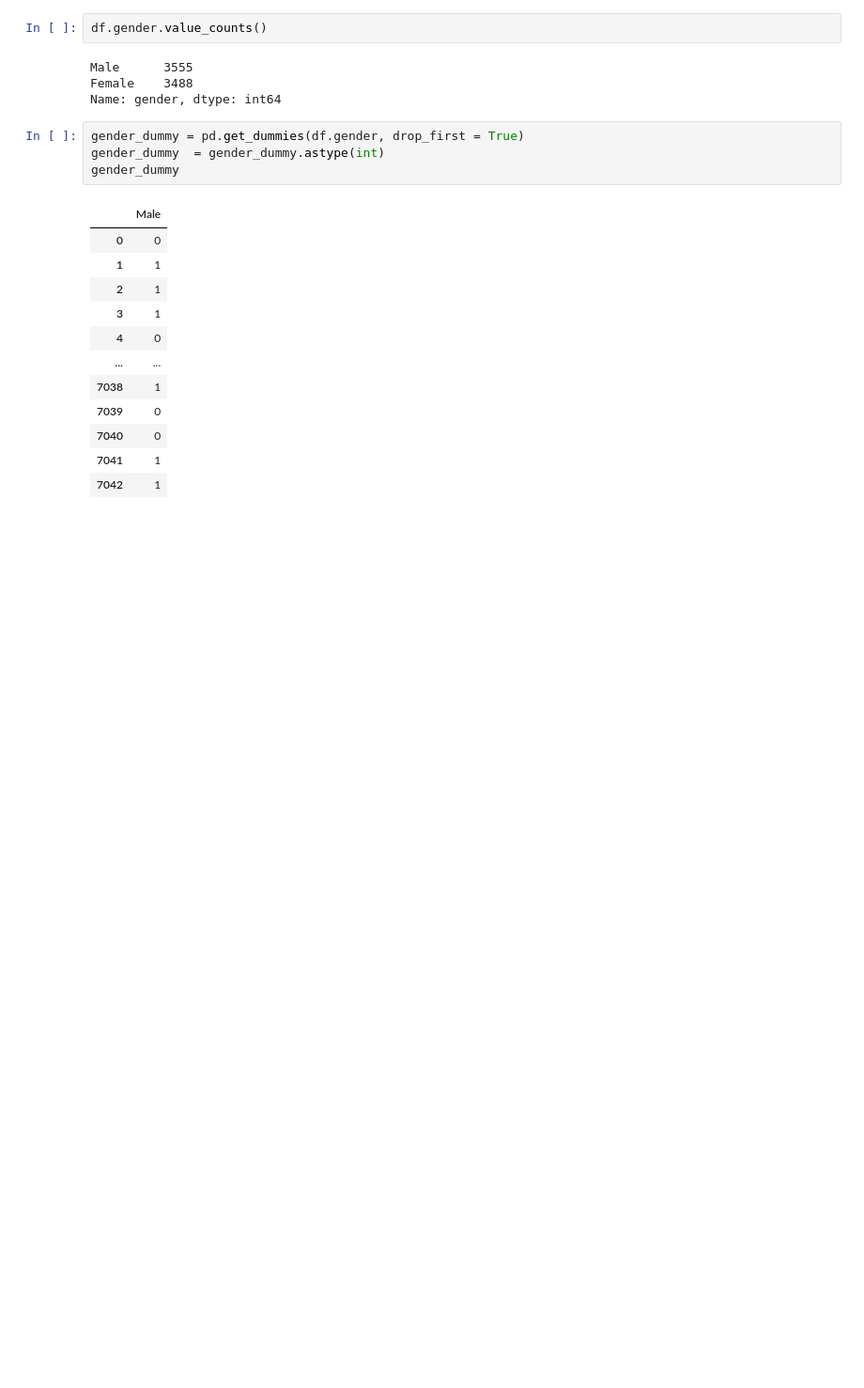
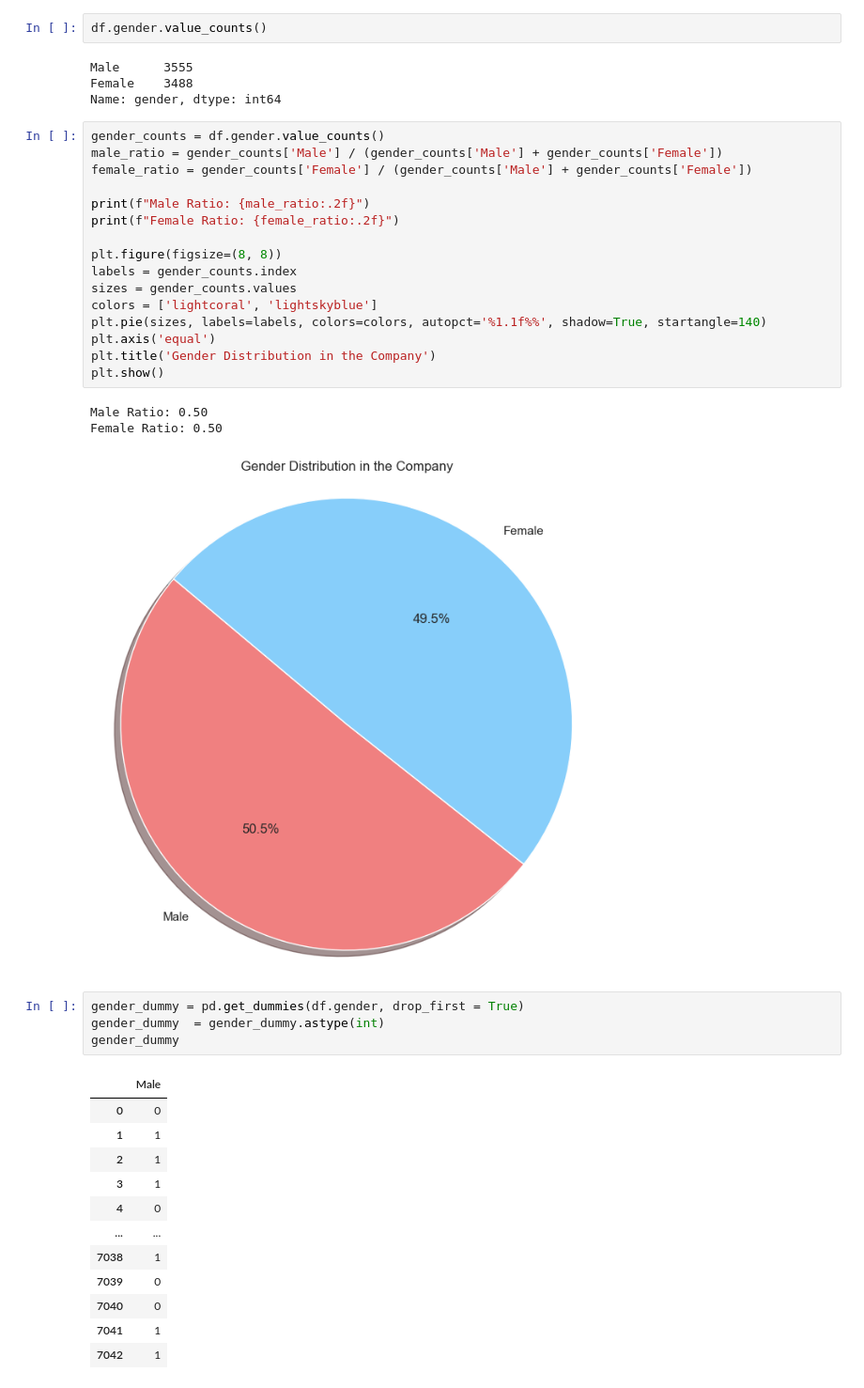
Before and after one commit to MrBinit/Supervised-Learning, a Jupyter notebook: logistic regression/b.ipynb, the cells around one changed output. Shown at 94% size. Saved outputs shown, nothing was run; the diff lists cells and outputs as text; blank space fills up the shorter version.

```diff
--- a/logistic regression/b.ipynb
+++ b/logistic regression/b.ipynb
@@ -127,6 +138,26 @@ df.gender.value_counts()
 Male      3555
 Female    3488
 Name: gender, dtype: int64
+# %%
+gender_counts = df.gender.value_counts()
+male_ratio = gender_counts['Male'] / (gender_counts['Male'] + gender_counts['Female'])
+female_ratio = gender_counts['Female'] / (gender_counts['Male'] + gender_counts['Female'])
+
+print(f"Male Ratio: {male_ratio:.2f}")
+print(f"Female Ratio: {female_ratio:.2f}")
+
+plt.figure(figsize=(8, 8))
+labels = gender_counts.index
+sizes = gender_counts.values
+colors = ['lightcoral', 'lightskyblue']
+plt.pie(sizes, labels=labels, colors=colors, autopct='%1.1f%%', shadow=True, startangle=140)
+plt.axis('equal')
+plt.title('Gender Distribution in the Company')
+plt.show()
+# %% [output]
+Male Ratio: 0.50
+Female Ratio: 0.50
+[figure, added]
 # %%
 gender_dummy = pd.get_dummies(df.gender, drop_first = True)
 gender_dummy  = gender_dummy.astype(int)
```
Also changed, not shown: parts of 69 cells of this notebook.
